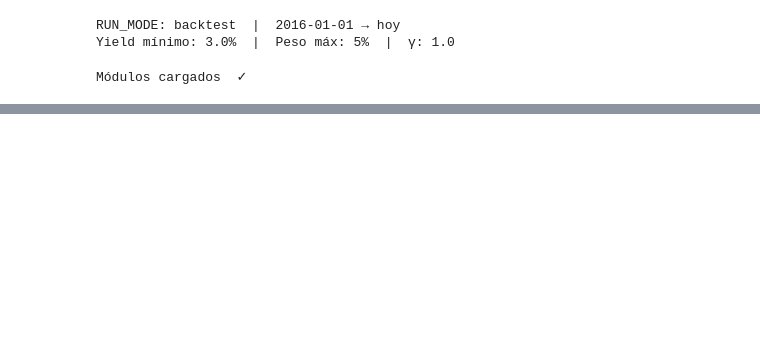
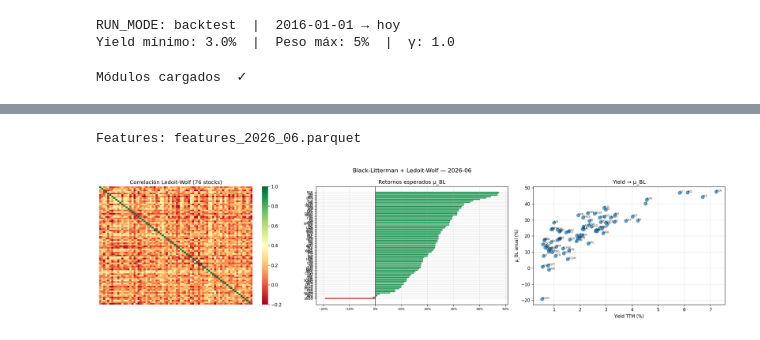
Before and after one commit to AGAYON/dividend-investment-stgy, a Jupyter notebook: strategy.ipynb, the cells around one changed output, grey strips where cells are left out. Cells and saved outputs as stored; diff of their text form; code cells hidden in the pictures; blank space fills up the shorter version.

```diff
--- a/strategy.ipynb
+++ b/strategy.ipynb
@@ -124,74 +132,41 @@ AttributeError: The '.style' accessor requires jinja2
 # %%
 # ============================================================
-# CELDA 4 — Features: Black-Litterman + Ledoit-Wolf
+# CELDA 5 — Features: Black-Litterman + Ledoit-Wolf
 # ============================================================
-
 if RUN_MODE == "live":
-    rebalance_dt = pd.Timestamp.today().normalize()
-    features_df, cov_df = _f.get_features(
-        rebalance_date=rebalance_dt, universe_df=universe_df,
-        lookback_months=LOOKBACK_MONTHS, min_obs_months=MIN_OBS_MONTHS,
-        lambda_bl=RISK_AVERSION, tau=TAU, save=True,
-    )
+    rebalance_dt = pd.Timestamp.today().normalize() + pd.offsets.MonthEnd(0)
+    features_df, cov_df = run_features(rebalance_dt, universe_df, LOOKBACK_MONTHS, MIN_OBS_MONTHS, RISK_AVERSION, TAU)
 else:
     feat_files = sorted(DATA_PROCESSED.glob("features_*.parquet"))
     cov_files  = sorted(DATA_PROCESSED.glob("cov_*.parquet"))
     if not feat_files:
-        raise FileNotFoundError("No hay features guardadas. Corre 02_features.py primero.")
+        raise FileNotFoundError("No hay features guardadas — ejecuta python main.py primero.")
     features_df = pd.read_parquet(feat_files[-1])
     cov_df      = pd.read_parquet(cov_files[-1])
     stem = cov_files[-1].stem.split("_")
     rebalance_dt = pd.Timestamp(f"{stem[1]}-{stem[2]}-01") + pd.offsets.MonthEnd(0)
     print(f"Features: {feat_files[-1].name}")
 
-# ---- Plots ----
+# ── Plots ──
 fig, axes = plt.subplots(1, 3, figsize=(20, 5))
-fig.suptitle(f"Black-Litterman + Ledoit-Wolf — {rebalance_dt.strftime('%Y-%m')}", fontsize=13, y=1.01)
+fig.suptitle(f"Black-Litterman + Ledoit-Wolf — {rebalance_dt.strftime('%Y-%m')}", fontsize=13)
 
-# 1. Correlación
-S = cov_df.values
-sd = np.sqrt(np.diag(S))
-corr_mat = S / np.outer(sd, sd)
-corr_df  = pd.DataFrame(corr_mat, index=cov_df.index, columns=cov_df.columns)
-mask = np.zeros_like(corr_mat, dtype=bool)
-mask[np.triu_indices_from(mask, k=1)] = True
-sns.heatmap(corr_df, ax=axes[0], cmap='RdYlGn', vmin=-0.2, vmax=1,
-            xticklabels=False, yticklabels=False, cbar_kws={'shrink': 0.8})
-axes[0].set_title(f"Correlación Ledoit-Wolf\n({len(cov_df)} stocks)")
+S, sd = cov_df.values, np.sqrt(np.diag(cov_df.values))
+sns.heatmap(pd.DataFrame(S / np.outer(sd, sd), index=cov_df.index, columns=cov_df.columns),
+            ax=axes[0], cmap="RdYlGn", vmin=-0.2, vmax=1, xticklabels=False, yticklabels=False)
+axes[0].set_title(f"Correlación Ledoit-Wolf ({len(cov_df)} stocks)")
 
-# 2. μ_BL bar chart
-fs = features_df.sort_values('mu_bl')
-cols = ['#d73027' if v < 0 else '#1a9850' for v in fs['mu_bl']]
-axes[1].barh(fs['ticker'], fs['mu_bl'] * 12, color=cols, edgecolor='none')
-axes[1].axvline(0, color='black', lw=0.8)
+fs = features_df.sort_values("mu_bl")
+axes[1].barh(fs["ticker"], fs["mu_bl"] * 12, color=["#d73027" if v < 0 else "#1a9850" for v in fs["mu_bl"]])
+axes[1].axvline(0, color="black", lw=0.8)
 axes[1].xaxis.set_major_formatter(mtick.PercentFormatter(xmax=1, decimals=0))
-axes[1].set_xlabel('μ_BL anualizado')
-axes[1].set_title('Retornos esperados B-L')
-axes[1].tick_params(labelsize=7)
+axes[1].set_title("Retornos esperados μ_BL"); axes[1].tick_params(labelsize=7)
 
-# 3. Yield TTM vs μ_BL
-axes[2].scatter(features_df['dividend_yield_ttm']*100, features_df['mu_bl']*12*100,
-                alpha=0.7, edgecolors='navy', linewidths=0.5, s=55)
+axes[2].scatter(features_df["dividend_yield_ttm"] * 100, features_df["mu_bl"] * 12 * 100, alpha=0.7, s=55)
 for _, r in features_df.iterrows():
-    axes[2].annotate(r['ticker'],
-                     (r['dividend_yield_ttm']*100, r['mu_bl']*12*100),
-                     fontsize=6, alpha=0.75)
-axes[2].axhline(0, color='gray', lw=0.5)
-axes[2].set_xlabel('Dividend Yield TTM (%)')
-axes[2].set_ylabel('μ_BL anualizado (%)')
-axes[2].set_title('View (yield) → Posterior (μ_BL)')
-
-plt.tight_layout()
-plt.show()
-
-# Tabla comparativa
-comp = features_df[['ticker','dividend_yield_ttm','mu_bl']].copy()
-comp['mu_bl_anual'] = comp['mu_bl'] * 12
-comp = comp.drop(columns='mu_bl').sort_values('mu_bl_anual', ascending=False)
-print(f"\nEstadísticas μ_BL (anualizado):  media={comp['mu_bl_anual'].mean():.2%}  min={comp['mu_bl_anual'].min():.2%}  max={comp['mu_bl_anual'].max():.2%}")
-display(
-    comp.style.format({'dividend_yield_ttm': '{:.2%}', 'mu_bl_anual': '{:.2%}'})
-    .background_gradient(subset=['dividend_yield_ttm'], cmap='YlGn')
-    .background_gradient(subset=['mu_bl_anual'], cmap='RdYlGn')
-    .set_caption("View vs Posterior B-L")
-)
+    axes[2].annotate(r["ticker"], (r["dividend_yield_ttm"] * 100, r["mu_bl"] * 12 * 100), fontsize=6, alpha=0.75)
+axes[2].set_xlabel("Yield TTM (%)"); axes[2].set_ylabel("μ_BL anual (%)"); axes[2].set_title("Yield → μ_BL")
+plt.tight_layout(); plt.show()
+# %% [output]
+Features: features_2026_06.parquet
+[figure, added]
```
Also changed, not shown: parts of 17 cells of this notebook, 3 other files.
